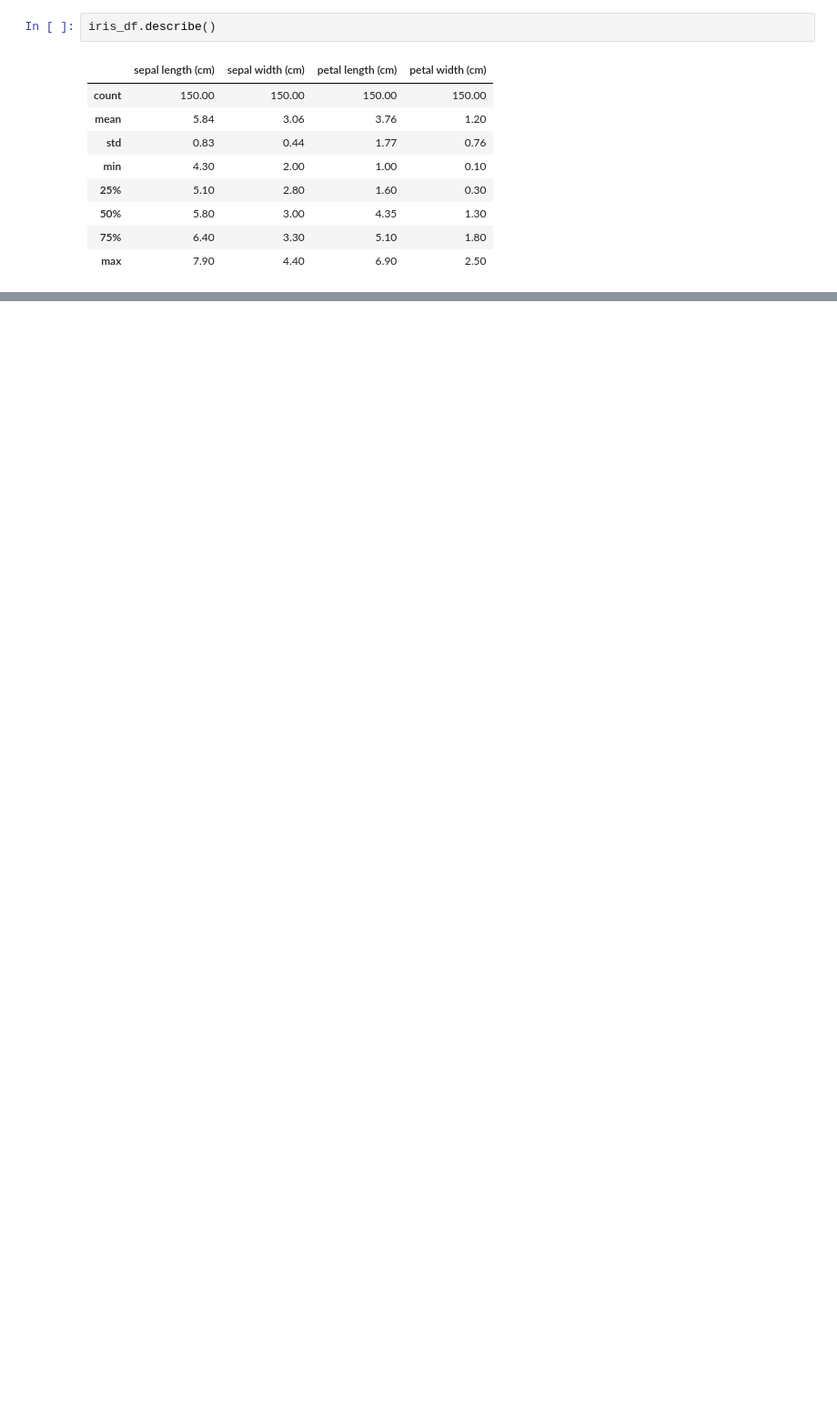
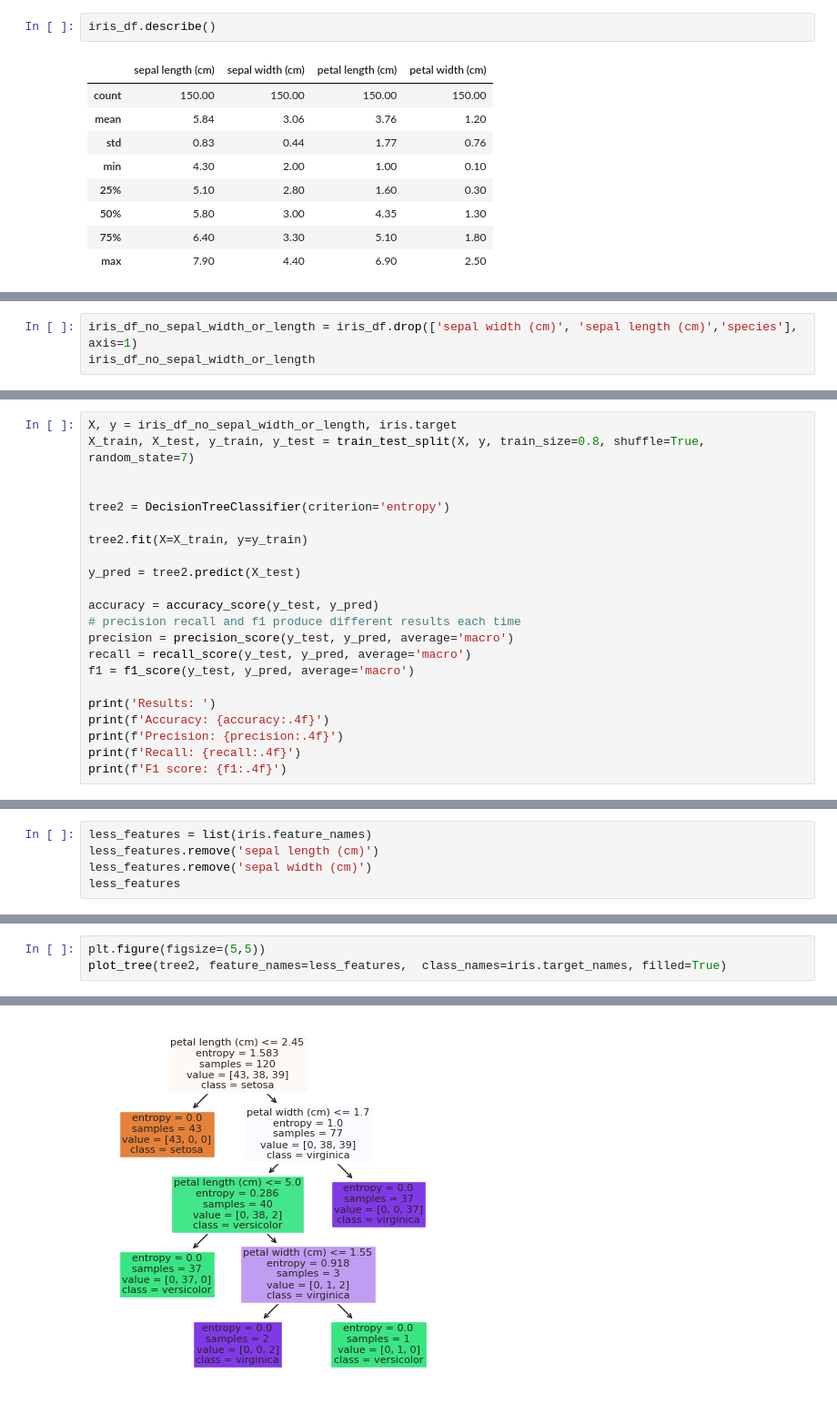
Before and after one commit to AlexandrosMaragkakis/uni_ml_projects, a Jupyter notebook: iris_analysis_project.ipynb, the cells around one changed output, grey strips where cells are left out. Shown: that part at 91% size. Cells and saved outputs as stored; diff of their text form; blank space fills up the shorter version.

```diff
--- a/iris_analysis_project.ipynb
+++ b/iris_analysis_project.ipynb
@@ -120,0 +163,3 @@ Text(0.5, 1.0, 'Feature Importance')
+# %%
+iris_df_no_sepal_width_or_length = iris_df.drop(['sepal width (cm)', 'sepal length (cm)','species'], axis=1)
+iris_df_no_sepal_width_or_length
@@ -120,0 +182,22 @@ Text(0.5, 1.0, 'Feature Importance')
+# %%
+X, y = iris_df_no_sepal_width_or_length, iris.target
+X_train, X_test, y_train, y_test = train_test_split(X, y, train_size=0.8, shuffle=True, random_state=7)
+
+
+tree2 = DecisionTreeClassifier(criterion='entropy')
+
+tree2.fit(X=X_train, y=y_train)
+
+y_pred = tree2.predict(X_test)
+
+accuracy = accuracy_score(y_test, y_pred)
+# precision recall and f1 produce different results each time
+precision = precision_score(y_test, y_pred, average='macro')
+recall = recall_score(y_test, y_pred, average='macro')
+f1 = f1_score(y_test, y_pred, average='macro')
+
+print('Results: ')
+print(f'Accuracy: {accuracy:.4f}')
+print(f'Precision: {precision:.4f}')
+print(f'Recall: {recall:.4f}')
+print(f'F1 score: {f1:.4f}')
@@ -120,0 +212,5 @@ Text(0.5, 1.0, 'Feature Importance')
+# %%
+less_features = list(iris.feature_names)
+less_features.remove('sepal length (cm)')
+less_features.remove('sepal width (cm)')
+less_features
@@ -120,0 +219,4 @@ Text(0.5, 1.0, 'Feature Importance')
+# %%
+plt.figure(figsize=(5,5))
+plot_tree(tree2, feature_names=less_features,  class_names=iris.target_names, filled=True)
+# %% [output]
@@ -120,0 +232 @@ Text(0.5, 1.0, 'Feature Importance')
+[figure, added]
```
Also changed, not shown: parts of 32 cells of this notebook.
